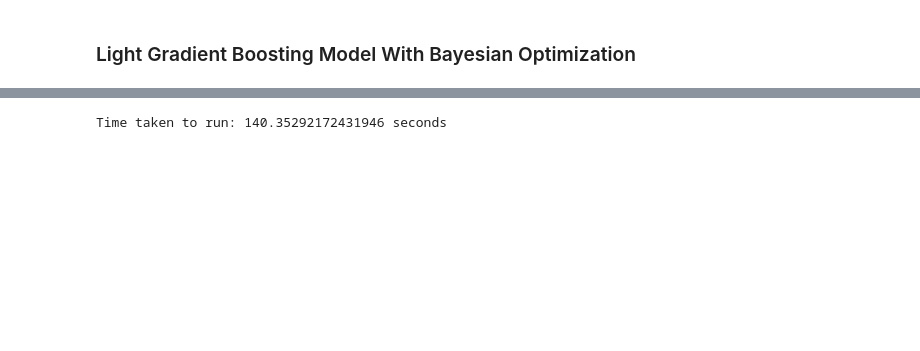
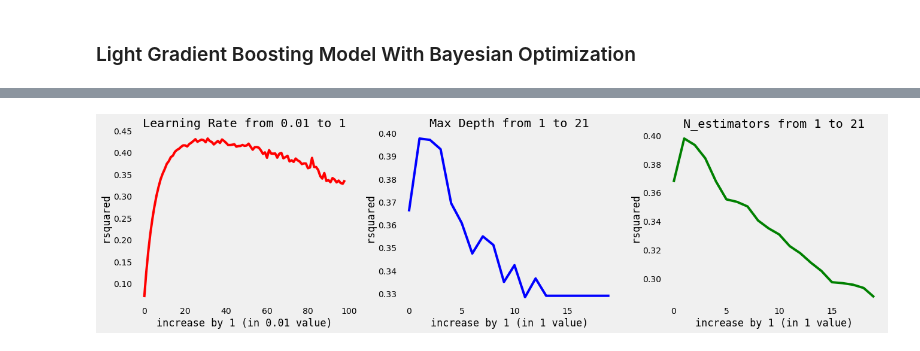
Before and after one commit to jonahwinninghoff/Causal-Analysis-Nursing-Home, a Jupyter notebook: Modeling/Predictive Modeling.ipynb, the cells around one changed output, grey strips where cells are left out. Cells and saved outputs as stored; diff of their text form; code cells hidden in the pictures; blank space fills up the shorter version.

```diff
--- a/Modeling/Predictive Modeling.ipynb
+++ b/Modeling/Predictive Modeling.ipynb
@@ -465,2 +383,7 @@ The result is identical even with different model.
+# %%
+# Exogenous variables use best features
+X_train = X_train[features]
+X_val = X_val[features]
+X_test = X_test[features]
 # %% [markdown]
 ### Light Gradient Boosting Model With Bayesian Optimization <a id='lgbm'></a>
@@ -601,4 +390,9 @@ RMSE: 0.1106
-# %%
-print(f'Time taken to run: {time.time() - start} seconds')
-# %% [output]
-Time taken to run: 140.35292172431946 seconds
+# %%
+# Because LGBM_eval does not tolerate with special characters
+# Replace ':' with '', ' ' with '_', and '-' with '_'
+X_train.columns = X_train.columns.str.replace(':'
+                    ,'').str.replace(' ','_').str.replace('-','_')
+X_val.columns = X_val.columns.str.replace(':'
+                    ,'').str.replace(' ','_').str.replace('-','_')
+X_test.columns = X_test.columns.str.replace(':'
+                    ,'').str.replace(' ','_').str.replace('-','_')
@@ -604,0 +409,32 @@ Time taken to run: 140.35292172431946 seconds
+# %%
+def eval(max_depth, learning_rate, n_estimators):
+    lgbm_model = LGBMRegressor(max_depth = max_depth,
+                                    learning_rate = learning_rate,
+                                    n_estimators = n_estimators)
+    lgbm_model.fit(X_train, y_train)
+    return lgbm_model.score(X_val,y_val)
+# %%
+learn = []
+max_depth = []
+n_est = []
+for i in range(99):
+    learn.append(eval(10,(i+1)/100,10))
+for i in range(20):
+    max_depth.append(eval(i+1,0.9,10))
+for i in range(20):
+    n_est.append(eval(10,0.9,i+1))
+# %%
+fig, ax = plt.subplots(1,3, figsize=(20,5))
+ax[0].plot(learn, color = 'red')
+ax[1].plot(max_depth, color = 'blue')
+ax[2].plot(n_est, color = 'green')
+xtitle = ['increase by 1 (in 0.01 value)','increase by 1 (in 1 value)', 'increase by 1 (in 1 value)']
+title = ['Learning Rate from 0.01 to 1','Max Depth from 1 to 21','N_estimators from 1 to 21']
+for i in range(3):
+    ax[i].set_ylabel('rsquared', family = 'monospace')
+    ax[i].set_xlabel(xtitle[i],family='monospace')
+    ax[i].set_title(title[i],family = 'monospace')
+    ax[i].grid(False)
+plt.show()
+# %% [output]
+[figure, added]
```
Also changed, not shown: parts of 117 cells of this notebook.
